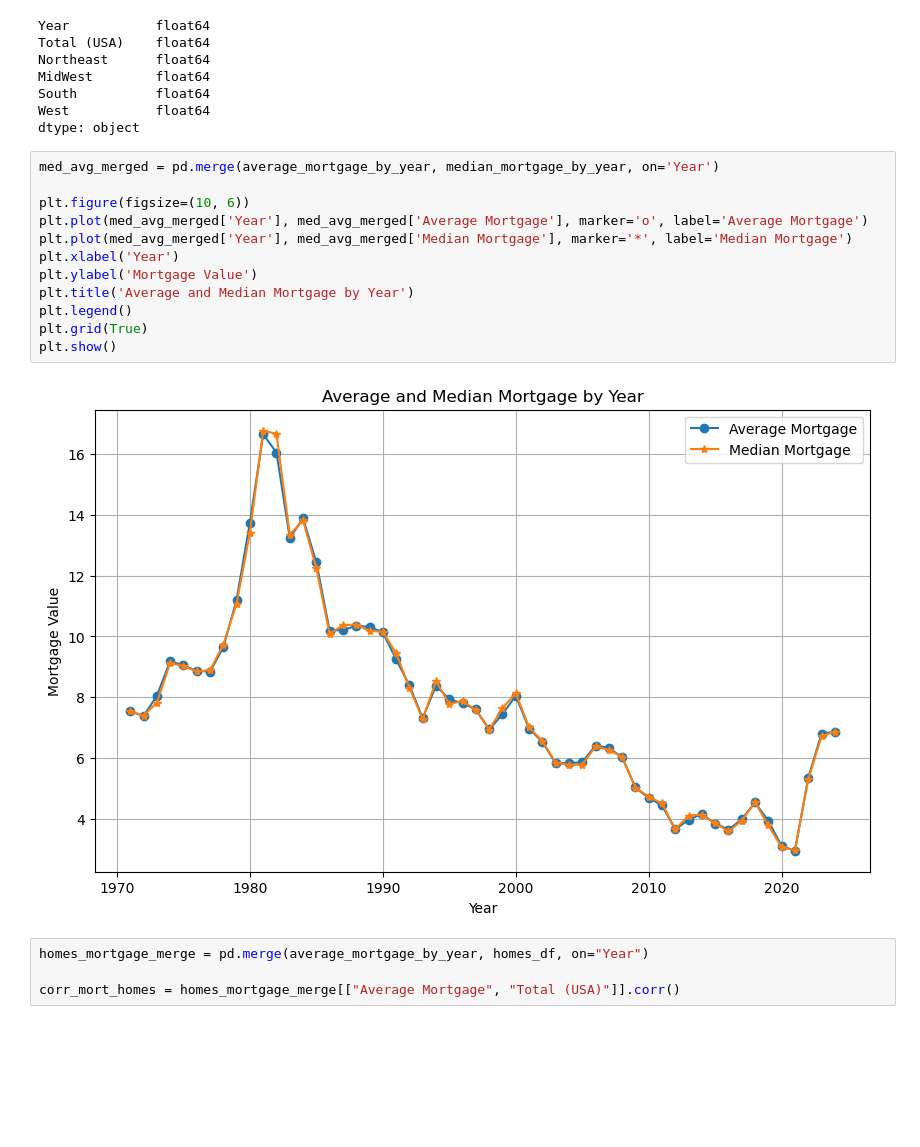
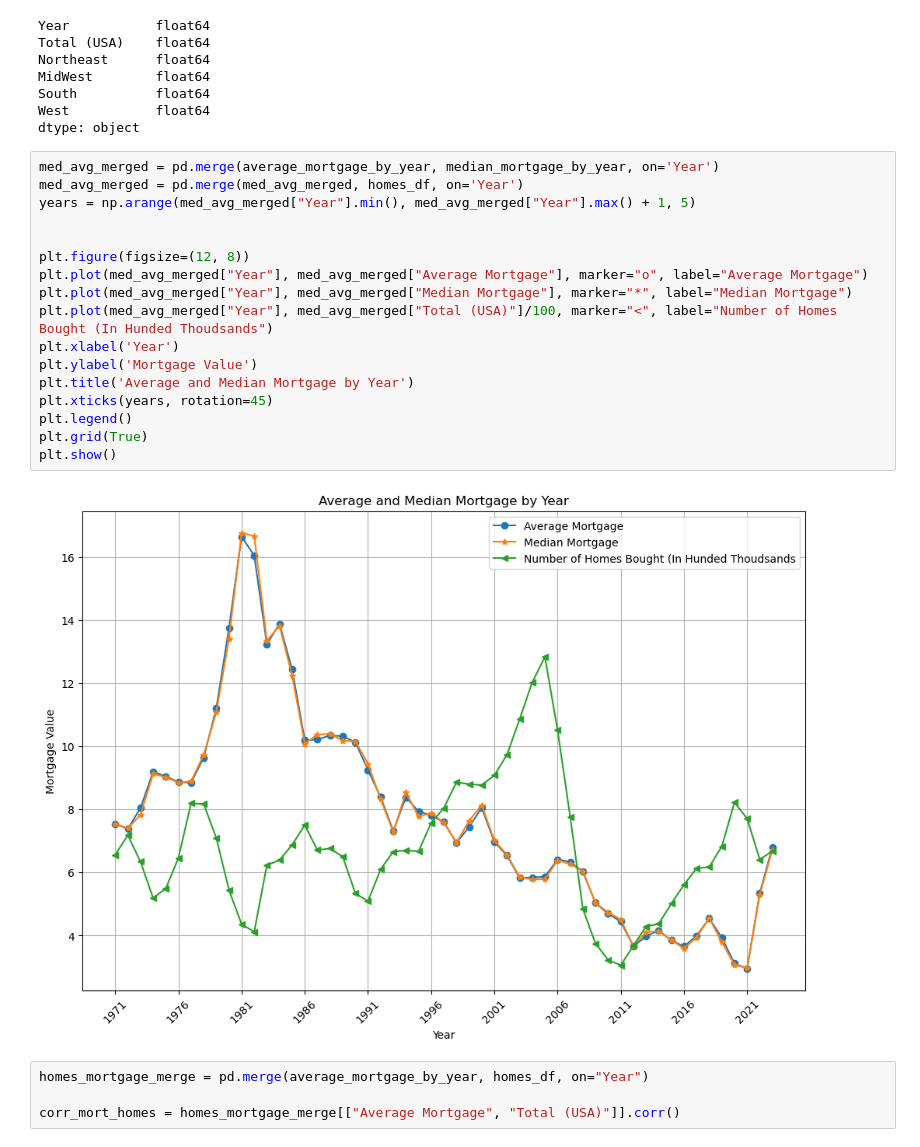
Before and after one commit to isfund/BootCampProject1, a Jupyter notebook: seth_project_work.ipynb, the cells around one changed output. Cells and saved outputs as stored; diff of their text form; blank space fills up the shorter version.

```diff
--- a/seth_project_work.ipynb
+++ b/seth_project_work.ipynb
@@ -115,18 +115,23 @@ West           float64
 dtype: object
 # %%
 med_avg_merged = pd.merge(average_mortgage_by_year, median_mortgage_by_year, on='Year')
+med_avg_merged = pd.merge(med_avg_merged, homes_df, on='Year')
+years = np.arange(med_avg_merged["Year"].min(), med_avg_merged["Year"].max() + 1, 5)
 
-plt.figure(figsize=(10, 6))
-plt.plot(med_avg_merged['Year'], med_avg_merged['Average Mortgage'], marker='o', label='Average Mortgage')
-plt.plot(med_avg_merged['Year'], med_avg_merged['Median Mortgage'], marker='*', label='Median Mortgage')
+
+plt.figure(figsize=(12, 8))
+plt.plot(med_avg_merged["Year"], med_avg_merged["Average Mortgage"], marker="o", label="Average Mortgage")
+plt.plot(med_avg_merged["Year"], med_avg_merged["Median Mortgage"], marker="*", label="Median Mortgage")
+plt.plot(med_avg_merged["Year"], med_avg_merged["Total (USA)"]/100, marker="<", label="Number of Homes Bought (In Hunded Thoudsands")
 plt.xlabel('Year')
 plt.ylabel('Mortgage Value')
 plt.title('Average and Median Mortgage by Year')
+plt.xticks(years, rotation=45)
 plt.legend()
 plt.grid(True)
 plt.show()
 # %% [output]
-[figure, old version]
+[figure, new version]
 # %%
 homes_mortgage_merge = pd.merge(average_mortgage_by_year, homes_df, on="Year")
 
```
Also changed, not shown: 3 other files.
